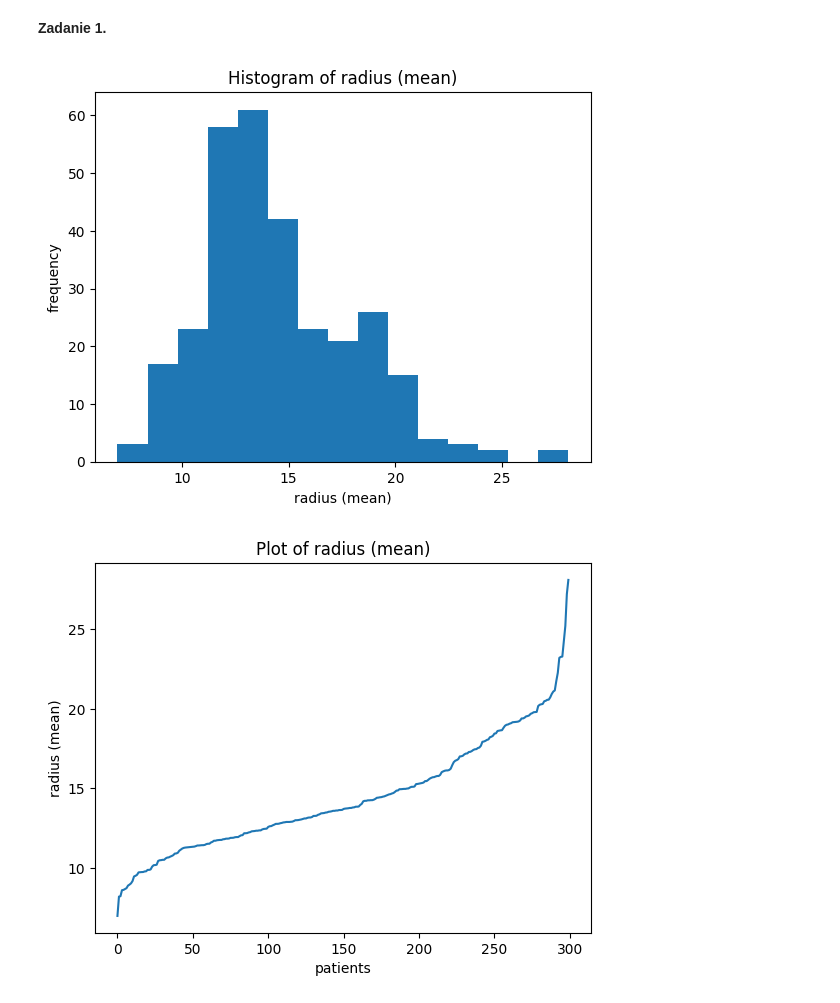
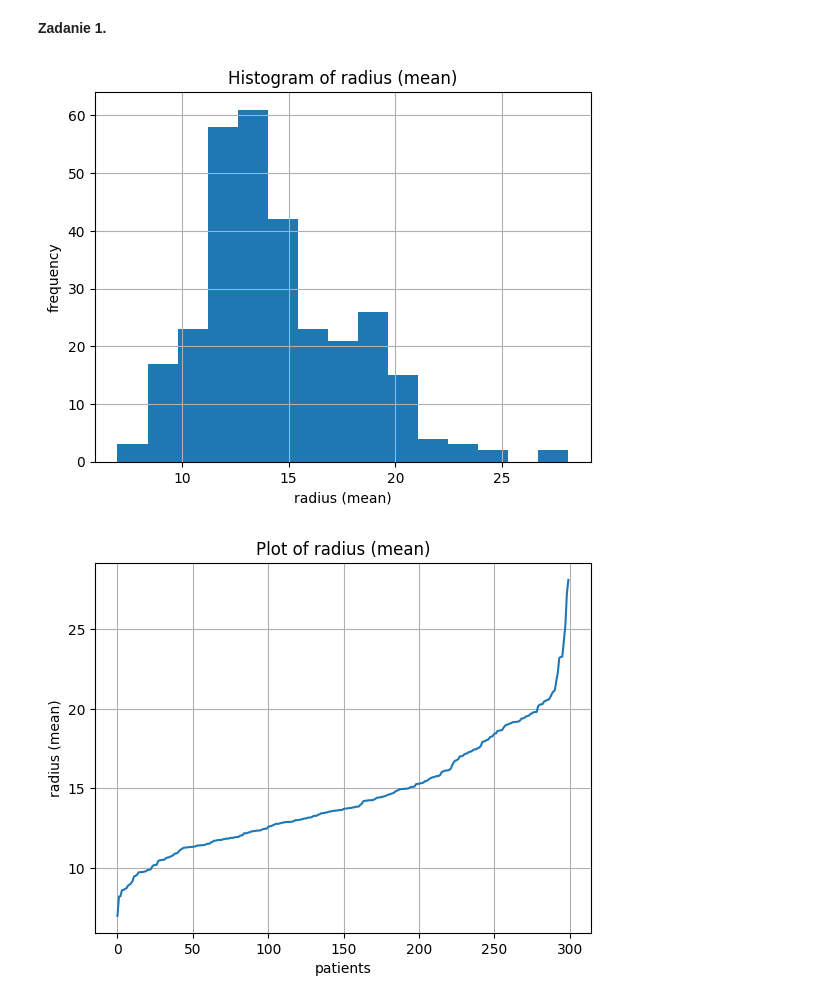
Before and after one commit to baramundi666/Computation-Methods-for-Science-and-Technology, a Jupyter notebook: lab-2/main.ipynb, the cells around one changed output. Cells and saved outputs as stored; diff of their text form; code cells hidden in the pictures.

```diff
--- a/lab-2/main.ipynb
+++ b/lab-2/main.ipynb
@@ -18,18 +18,20 @@ validate = pd.io.parsers.read_csv(validate_path, header=None, names=columns)
 # %%
 plt.hist(train['radius (mean)'], bins = 15)
 plt.title("Histogram of radius (mean)")
 plt.xlabel("radius (mean)")
 plt.ylabel("frequency")
+plt.grid()
 plt.show()
 
 plt.plot(train['radius (mean)'].sort_values().reset_index(drop=True))
 plt.title("Plot of radius (mean)")
 plt.xlabel("patients")
 plt.ylabel("radius (mean)")
+plt.grid()
 plt.show()
 # %% [output]
-[figure, old version]
+[figure, new version]
-[figure, old version]
+[figure, new version]
 # %%
 # A matrix - Linear
 
```
Also changed, not shown: parts of 1 cell of this notebook, 4 other files.
